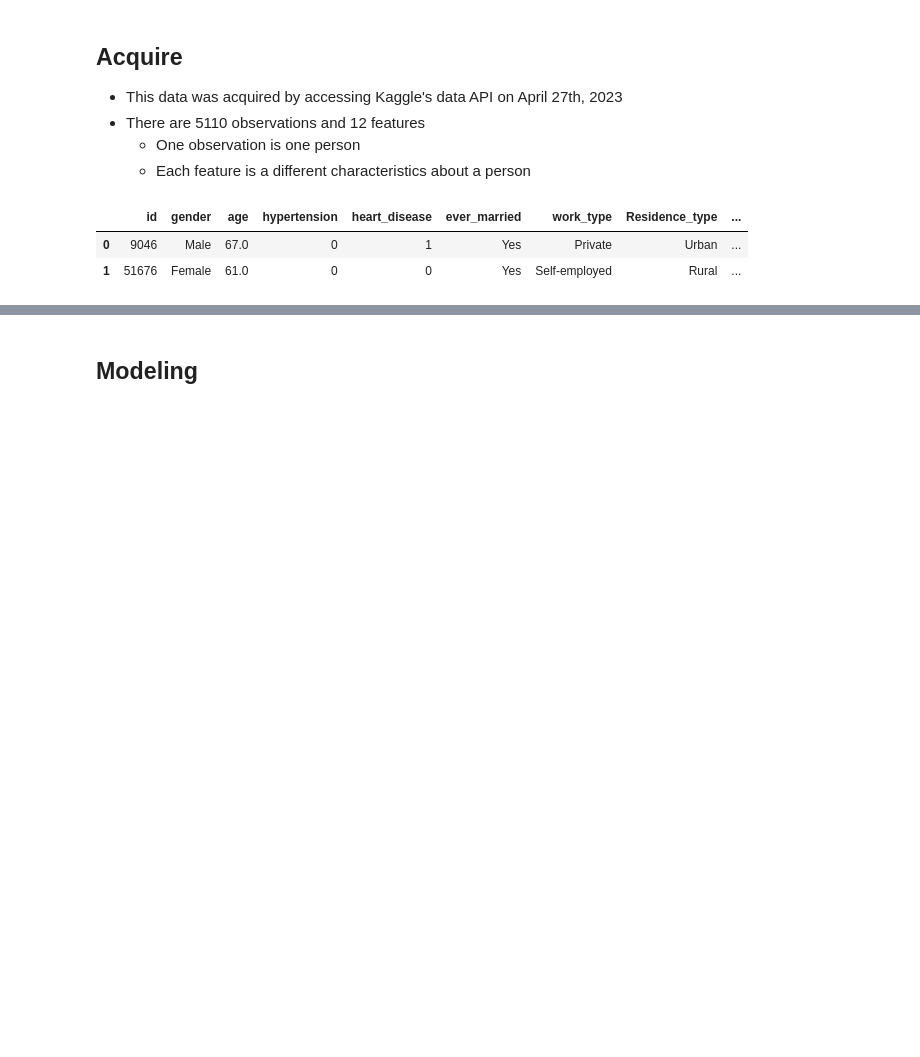
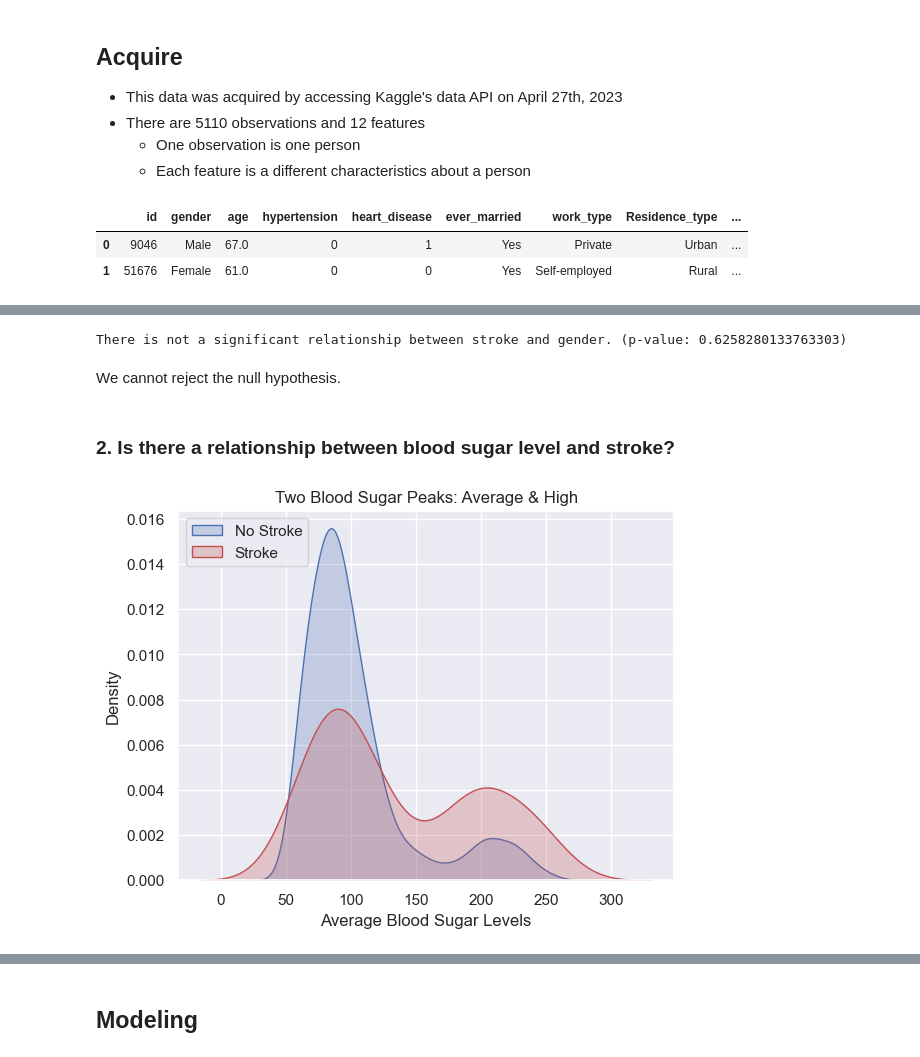
Before and after one commit to aaron-mv-moore/classification-stroke-prediction, a Jupyter notebook: report.ipynb, the cells around one changed output, grey strips where cells are left out. Cells and saved outputs as stored; diff of their text form; code cells hidden in the pictures; blank space fills up the shorter version.

```diff
--- a/report.ipynb
+++ b/report.ipynb
@@ -89,0 +109,14 @@ are a great way to explore your data, but they have no place in your final repor
+# %%
+# get stats results
+eval_results(train, 'gender')
+# %% [output]
+There is not a significant relationship between stroke and gender. (p-value: 0.6258280133763303)
+# %% [markdown]
+We cannot reject the null hypothesis.
+# %% [markdown]
+### 2. Is there a relationship between blood sugar level and stroke?
+# %%
+# getting blood sugar
+get_blood_sugar_visual(train)
+# %% [output]
+[figure, added]
```
Also changed, not shown: parts of 47 cells of this notebook, 6 other files.
